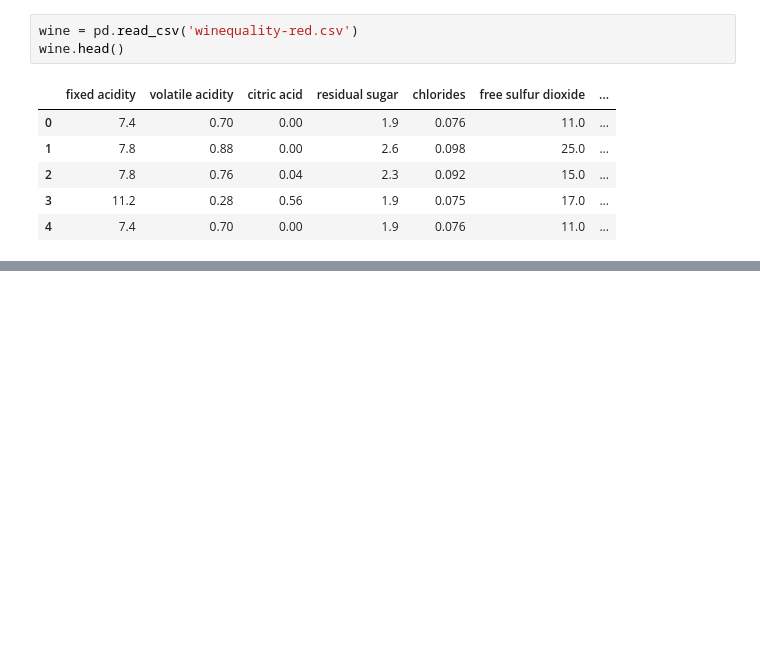
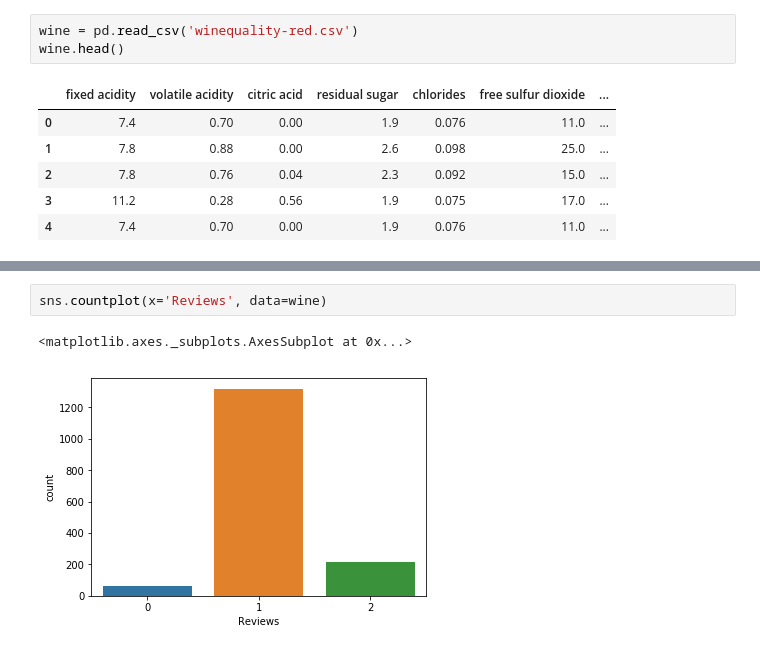
Before and after one commit to Alexis-Summey/Read_Between_the_Wines, a Jupyter notebook: wine_quality_nd.ipynb, the cells around one changed output, grey strips where cells are left out. Drawn from its saved outputs; the diff is of its cells as text; blank space fills up the shorter version.

```diff
--- a/wine_quality_nd.ipynb
+++ b/wine_quality_nd.ipynb
@@ -238,0 +68,5 @@ ValueError: A target array with shape (1199, 3) was passed for an output of shap
+# %%
+sns.countplot(x='Reviews', data=wine)
+# %% [output]
+<matplotlib.axes._subplots.AxesSubplot at 0x...>
+[figure, added]
```
Also changed, not shown: parts of 75 cells of this notebook.
